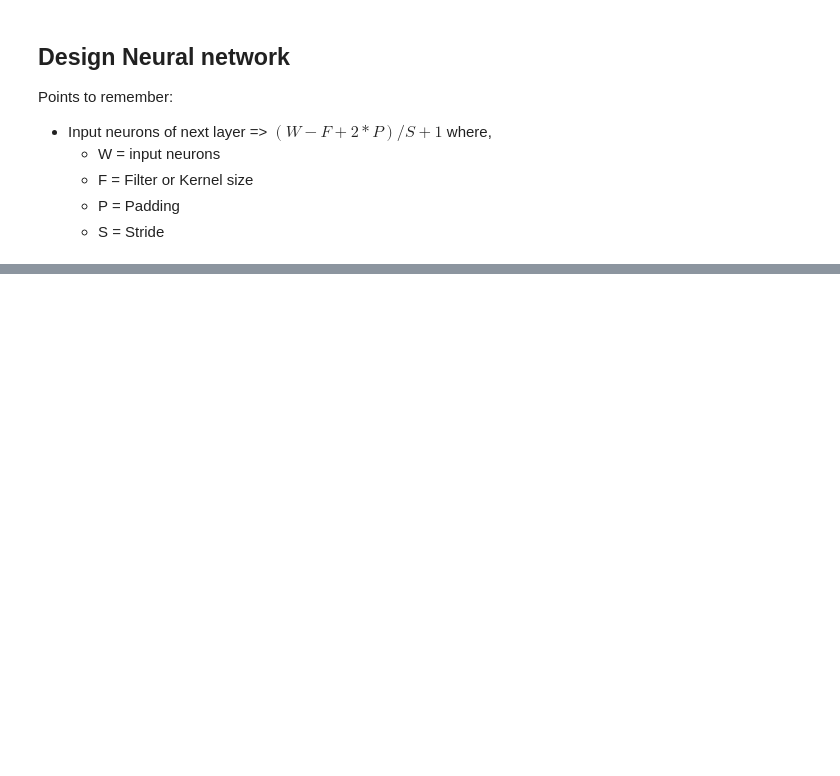
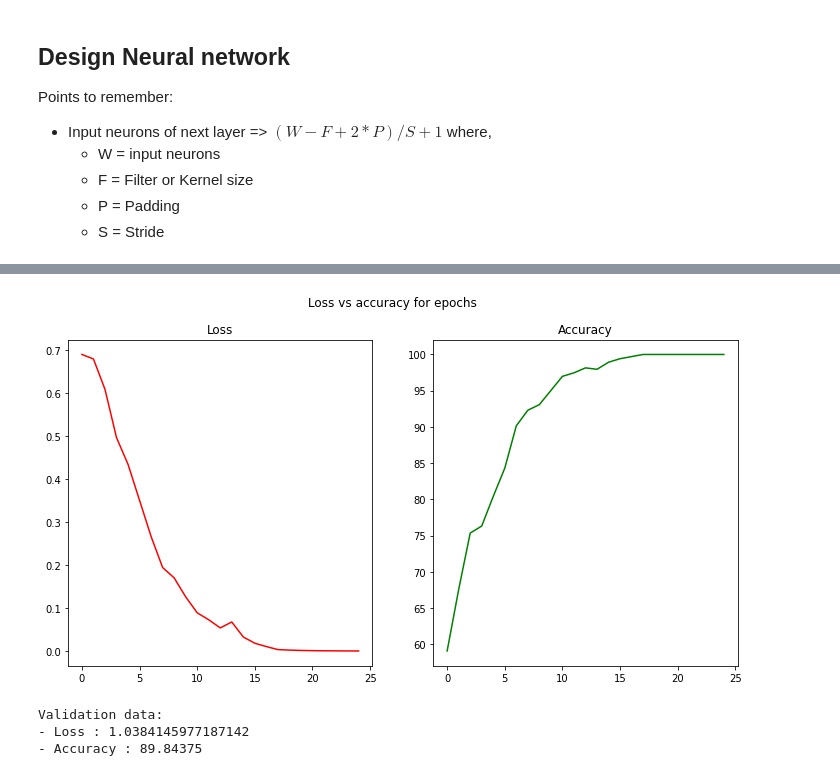
Before and after one commit to peeush-agarwal/weekends-learning, a Jupyter notebook: Deep-Learning/horses_or_humans_nn.ipynb, the cells around one changed output, grey strips where cells are left out. Saved outputs shown, nothing was run; the diff lists cells and outputs as text; code cells hidden in the pictures; blank space fills up the shorter version.

Commit message:
Fixes to generate NN for dataset and then test on validation dataset

```diff
--- a/Deep-Learning/horses_or_humans_nn.ipynb
+++ b/Deep-Learning/horses_or_humans_nn.ipynb
@@ -140,14 +209,18 @@ criterion = nn.CrossEntropyLoss()
 
 optimizer = optim.SGD(net.parameters(), lr = 0.01)
 # %%
+%%time
 print('training started\n')
 
-epochs = 100
+epochs = 25
+loss_list = []
+accuracy_list = []
 for epoch in range(epochs):
     running_loss = 0.0
-
+    correct = 0
+    total = 0
     for i, data in enumerate(trainloader, 0):
-        inputs, labels = data
+        inputs, label = data[0].to(device), data[1].to(device)
         #labels = labels.unsqueeze(1)
         #labels = labels.type(torch.FloatTensor)
 
@@ -155,18 +228,27 @@ for epoch in range(epochs):
 
         output = net(inputs)
 
-        output = output.type(torch.FloatTensor)
-        loss = criterion(output, labels)
+        # Get predictions from the maximum value
+        predicted = torch.max(output.data, 1)[1]
+
+        # Total number of labels
+        total += len(label)
+
+        # Total correct predictions
+        correct += (predicted == label).sum()
+
+        output = output.type(torch.FloatTensor).to(device)
+        loss = criterion(output, label)
 
         loss.backward() # updates weights
         optimizer.step() # Reduces loss function. Helps in Backward propogation
 
         running_loss += loss.item()
-        if i%50 == 49:
-            print('iter:{0}, loss:{1}'.format(i, loss.item()))
-            print('epoch:{0}, loss:{1}'.format(epoch+1, running_loss/50))
-            running_loss = 0.0
-    print('epoch:{0}, loss:{1}'.format(epoch+1, running_loss))
+    loss_per_item = running_loss/len(trainloader)
+    loss_list.append(loss_per_item)
+    accuracy = 100 * correct / float(total)
+    accuracy_list.append(accuracy)
+    print('epoch:{0}, loss:{1}, accuracy:{2}'.format(epoch+1, loss_per_item, accuracy))
 
 print('\n training finished')
 # %% [output]
@@ -174,0 +272,40 @@ RuntimeError: Assertion `cur_target >= 0 && cur_target < n_classes' failed.  at
+# %%
+# Plot training loss graph
+plt.figure(figsize=(12, 6))
+
+plt.subplot(121)
+plt.plot(range(epochs), loss_list, 'r-')
+plt.title('Loss')
+plt.subplot(122)
+plt.plot(range(epochs), accuracy_list, 'g-')
+plt.title('Accuracy')
+plt.suptitle('Loss vs accuracy for epochs')
+plt.show()
+# %% [output]
+[figure, added]
+# %%
+# Calculate Accuracy
+correct = 0
+total = 0
+with torch.no_grad():
+    for data in validloader:
+        inputs, label = data[0].to(device), data[1].to(device)
+        output = net(inputs)
+
+        # Get predictions from the maximum value
+        predicted = torch.max(output.data, 1)[1]
+        # Total number of labels
+        total += len(label)
+        # Total correct predictions
+        correct += (predicted == label).sum()
+
+        loss = criterion(output, label)
+        running_loss += loss.item()
+
+    print('Validation data:')
+    print("- Loss : {}".format(running_loss/len(validloader)))
+    print("- Accuracy : {}".format(100 * correct / float(total)))
+# %% [output]
+Validation data:
+- Loss : 1.0384145977187142
+- Accuracy : 89.84375
```
Also changed, not shown: parts of 11 cells of this notebook.
